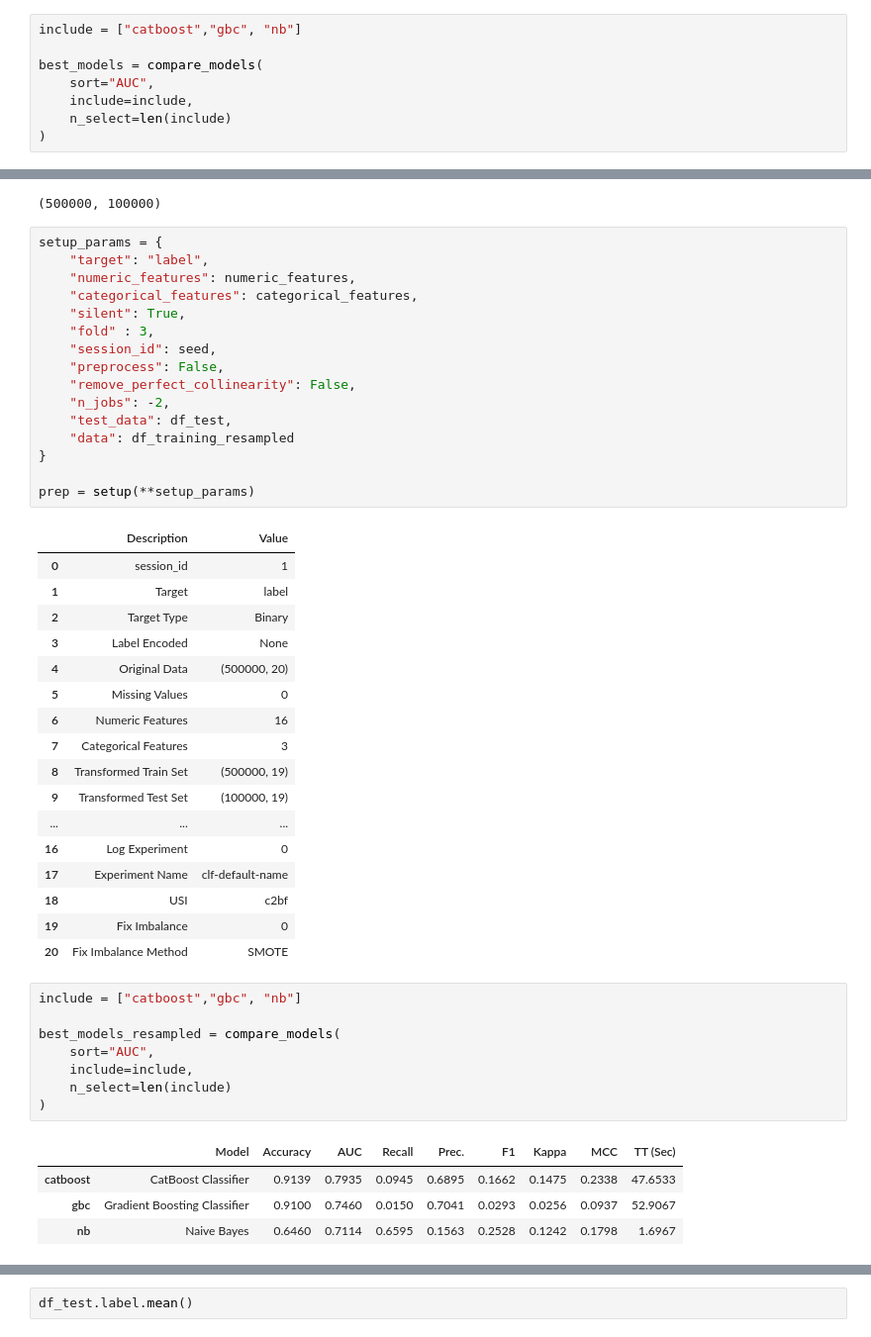
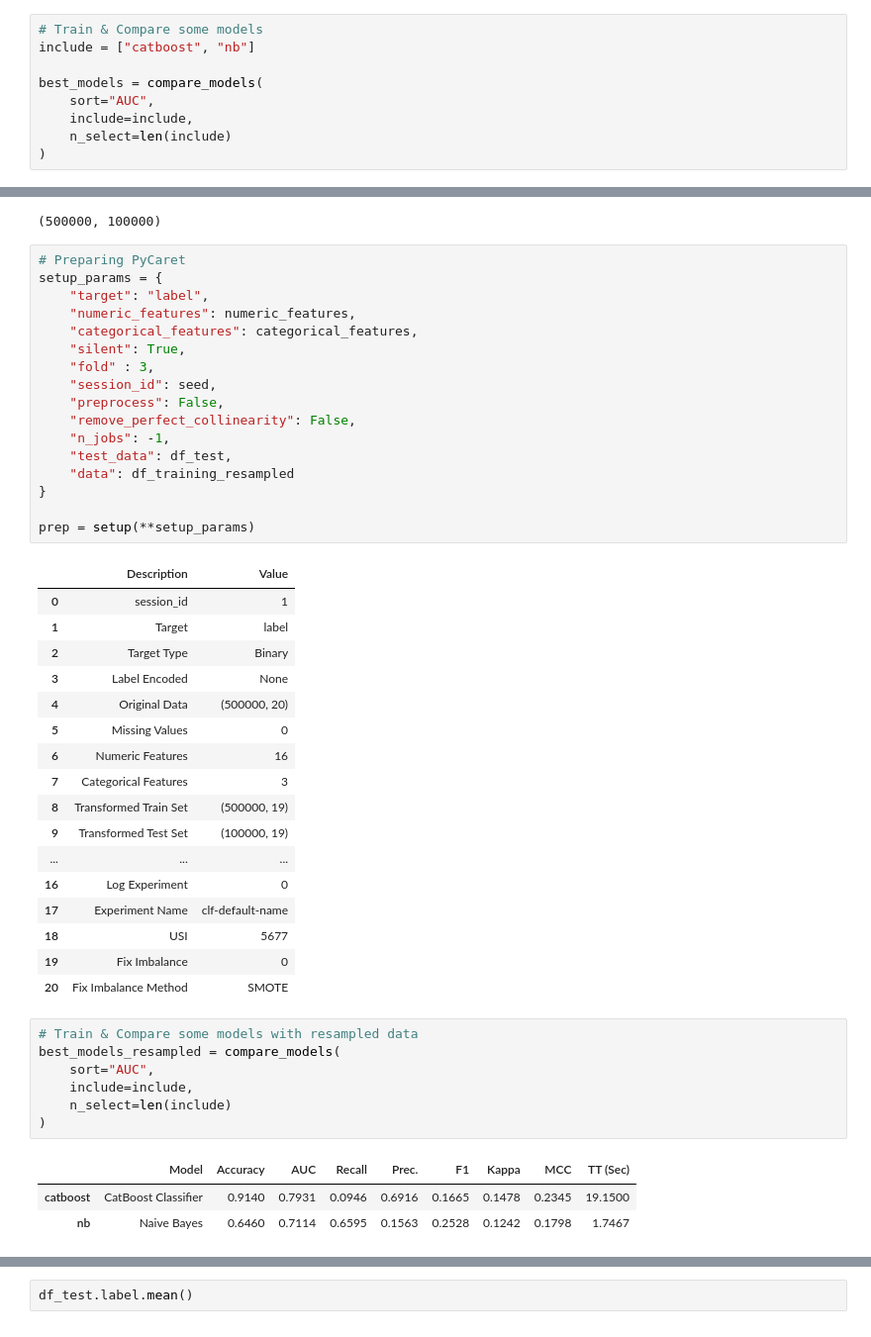
Before and after one commit to sekR4/classification-challenge, a Jupyter notebook: src/modeling_clf.ipynb, the cells around one changed output, grey strips where cells are left out. Shown: that part at 99% size. Saved outputs shown, nothing was run; the diff lists cells and outputs as text.

```diff
--- a/src/modeling_clf.ipynb
+++ b/src/modeling_clf.ipynb
@@ -60,7 +69,8 @@ prep = setup(**setup_params)
 | 19 | Fix Imbalance | 0 |
 | 20 | Fix Imbalance Method | SMOTE |
 # %%
-include = ["catboost","gbc", "nb"]
+# Train & Compare some models
+include = ["catboost", "nb"]
 
 best_models = compare_models(
     sort="AUC",
@@ -98,6 +113,7 @@ len(df_training_resampled), len(df_test)
 # %% [output]
 (500000, 100000)
 # %%
+# Preparing PyCaret
 setup_params = {
     "target": "label",
     "numeric_features": numeric_features,
@@ -107,7 +123,7 @@ setup_params = {
     "session_id": seed,
     "preprocess": False,
     "remove_perfect_collinearity": False,
-    "n_jobs": -2,
+    "n_jobs": -1,
     "test_data": df_test,
     "data": df_training_resampled
 }
@@ -128,20 +144,18 @@ prep = setup(**setup_params)
 | ... | ... | ... |
 | 16 | Log Experiment | 0 |
 | 17 | Experiment Name | clf-default-name |
-| 18 | USI | c2bf |
+| 18 | USI | 5677 |
 | 19 | Fix Imbalance | 0 |
 | 20 | Fix Imbalance Method | SMOTE |
 # %%
-include = ["catboost","gbc", "nb"]
-
+# Train & Compare some models with resampled data
 best_models_resampled = compare_models(
     sort="AUC",
     include=include,
     n_select=len(include)
 )
 # %% [output]
 |  | Model | Accuracy | AUC | Recall | Prec. | F1 | Kappa | MCC | TT (Sec) |
-| catboost | CatBoost Classifier | 0.9139 | 0.7935 | 0.0945 | 0.6895 | 0.1662 | 0.1475 | 0.2338 | 47.6533 |
-| gbc | Gradient Boosting Classifier | 0.9100 | 0.7460 | 0.0150 | 0.7041 | 0.0293 | 0.0256 | 0.0937 | 52.9067 |
-| nb | Naive Bayes | 0.6460 | 0.7114 | 0.6595 | 0.1563 | 0.2528 | 0.1242 | 0.1798 | 1.6967 |
+| catboost | CatBoost Classifier | 0.9140 | 0.7931 | 0.0946 | 0.6916 | 0.1665 | 0.1478 | 0.2345 | 19.1500 |
+| nb | Naive Bayes | 0.6460 | 0.7114 | 0.6595 | 0.1563 | 0.2528 | 0.1242 | 0.1798 | 1.7467 |
 # %%
```
Also changed, not shown: parts of 20 cells of this notebook.
